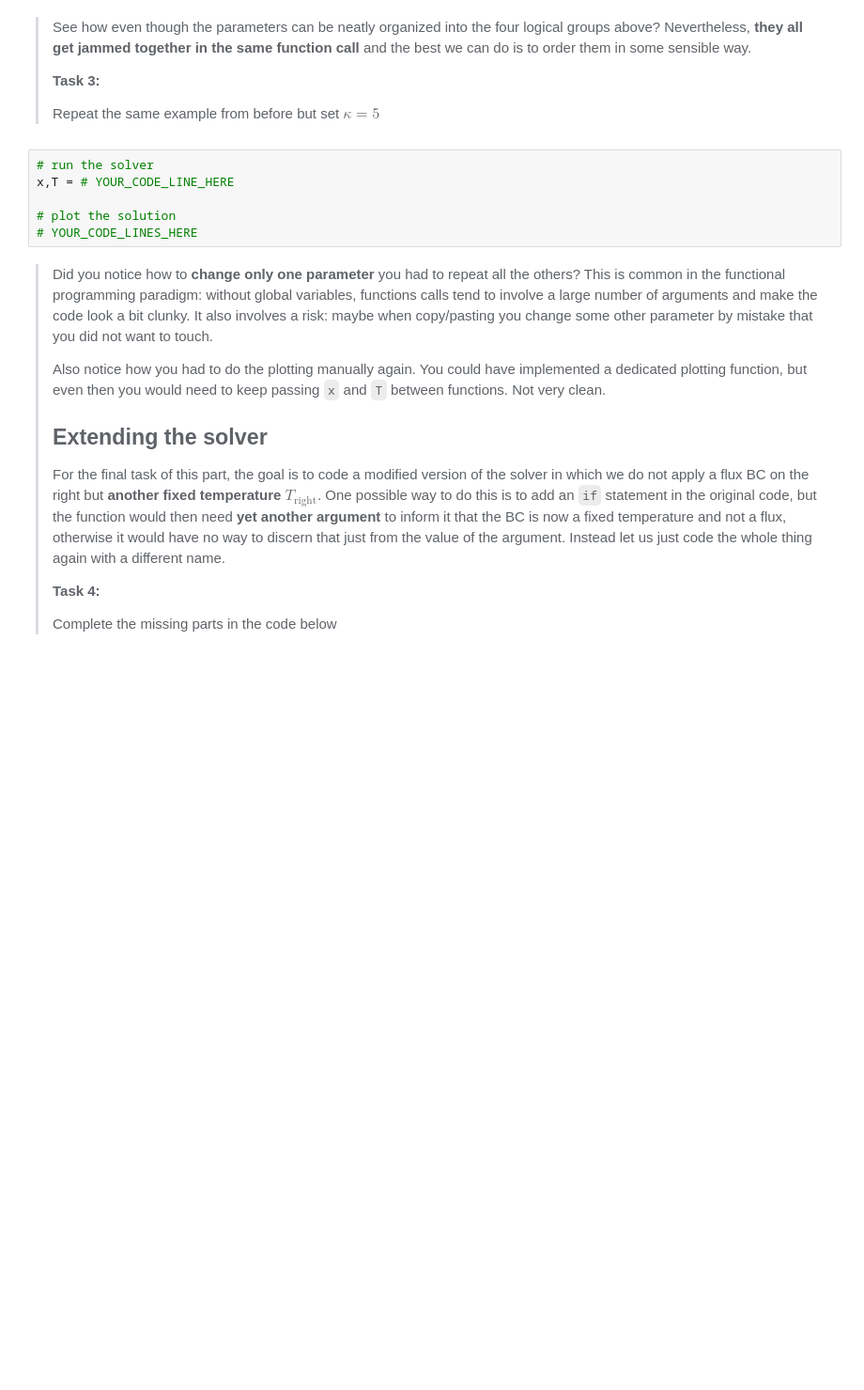
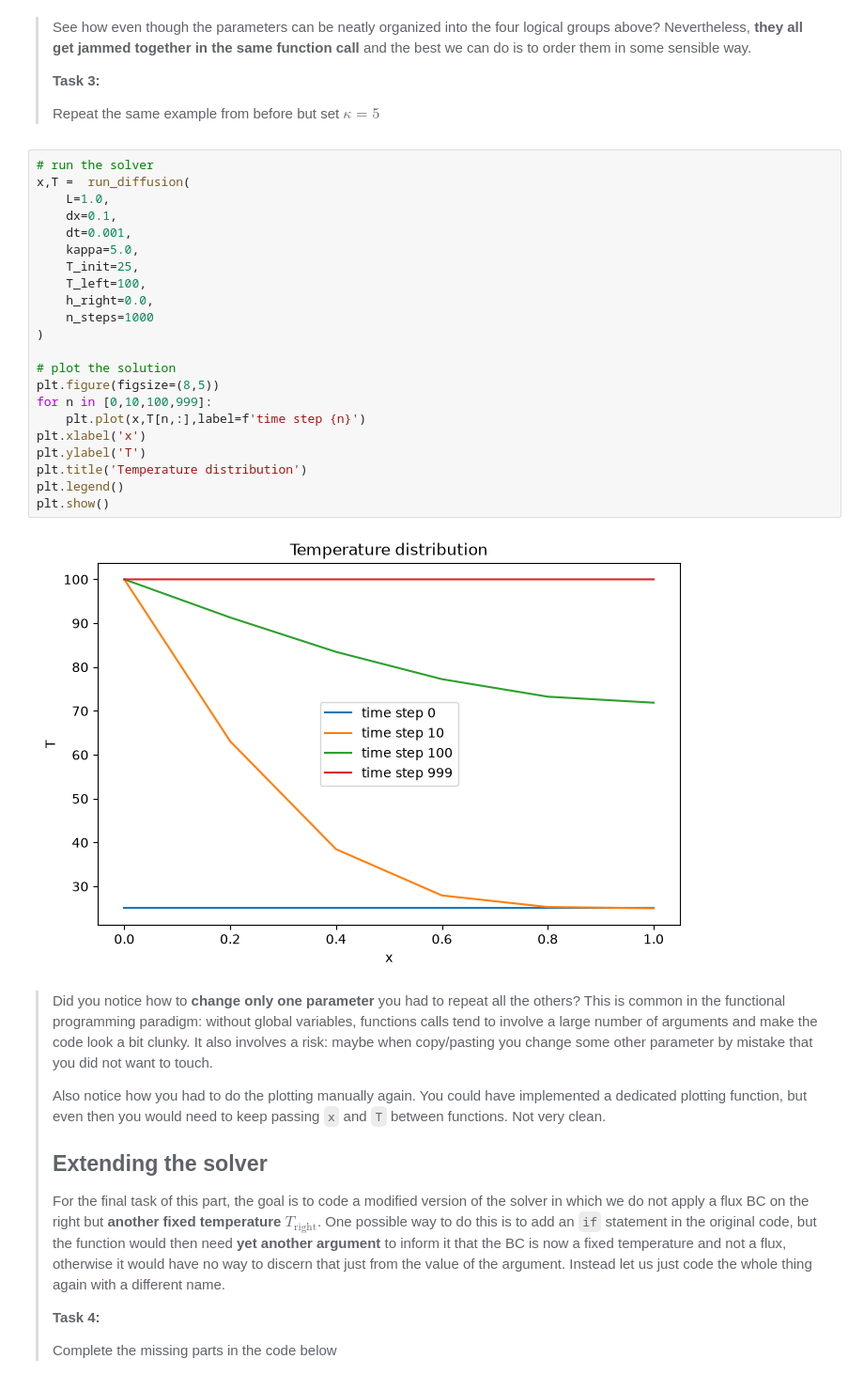
Before and after one commit to VLRobin/PA2.1, a Jupyter notebook: 1_functional.ipynb, the cells around one changed output. Shown at 94% size. Drawn from its saved outputs; the diff is of its cells as text; blank space fills up the shorter version.

```diff
--- a/1_functional.ipynb
+++ b/1_functional.ipynb
@@ -75,12 +93,30 @@ x,T = # YOUR_CODE_LINE_HERE
 > **Task 3:**
 >
 > Repeat the same example from before but set $\kappa=5$
-# %%
-# run the solver
-x,T = # YOUR_CODE_LINE_HERE
-
-# plot the solution
-# YOUR_CODE_LINES_HERE
+# %%
+# run the solver
+x,T =  run_diffusion(
+    L=1.0,
+    dx=0.1,
+    dt=0.001,
+    kappa=5.0,
+    T_init=25,
+    T_left=100,
+    h_right=0.0,
+    n_steps=1000
+)
+
+# plot the solution
+plt.figure(figsize=(8,5))
+for n in [0,10,100,999]:
+    plt.plot(x,T[n,:],label=f'time step {n}')
+plt.xlabel('x')
+plt.ylabel('T')
+plt.title('Temperature distribution')
+plt.legend()
+plt.show()
+# %% [output]
+[figure, added]
 # %% [markdown]
 > Did you notice how to **change only one parameter** you had to repeat all the others? This is common in the functional programming paradigm: without global variables, functions calls tend to involve a large number of arguments and make the code look a bit clunky. It also involves a risk: maybe when copy/pasting you change some other parameter by mistake that you did not want to touch.
 >
```
Also changed, not shown: parts of 7 cells of this notebook, 1 other file.
